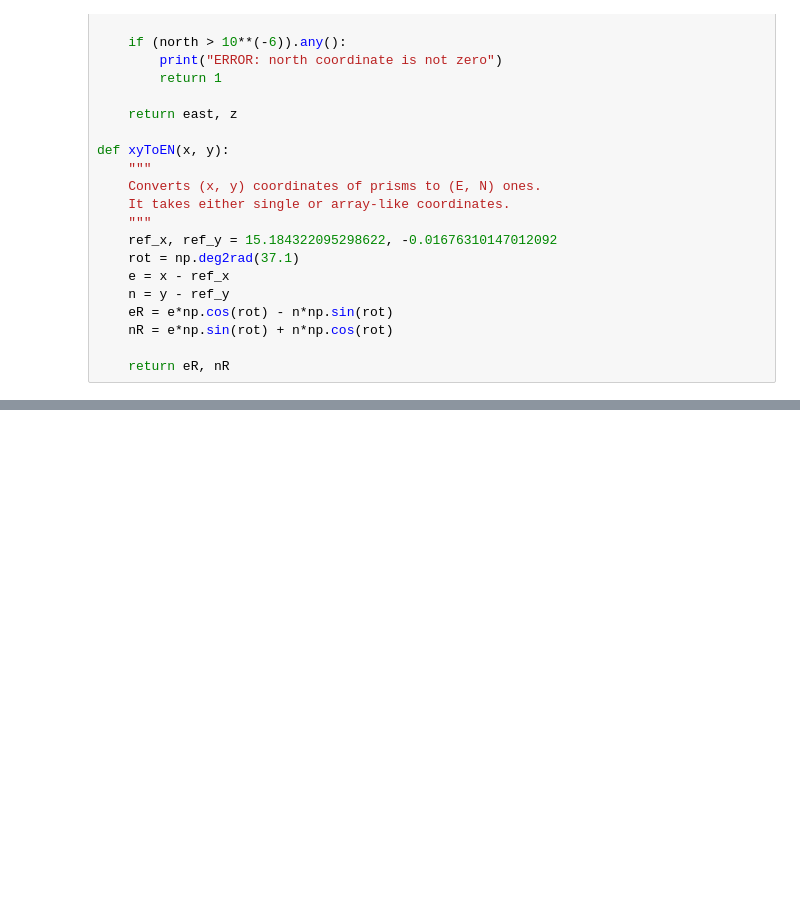
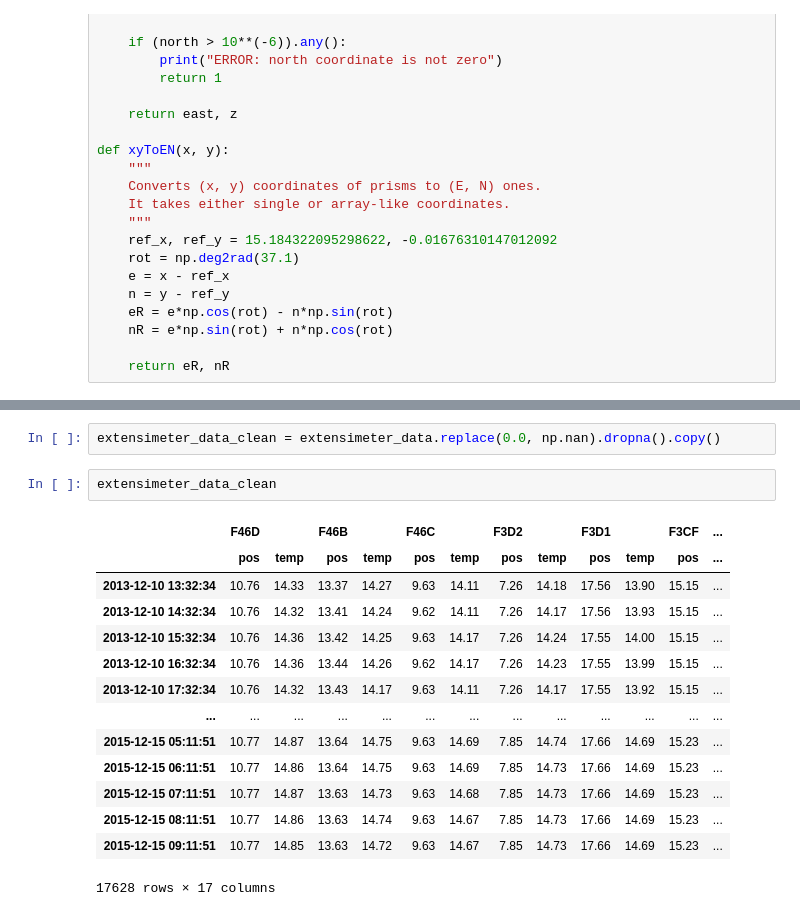
Before and after one commit to carloresta/baptistery-data, a Jupyter notebook: testing.ipynb, the cells around one changed output, grey strips where cells are left out. Drawn from its saved outputs; the diff is of its cells as text; blank space fills up the shorter version.

```diff
--- a/testing.ipynb
+++ b/testing.ipynb
@@ -167 +254,20 @@ def xyToEN(x, y):
+# %%
+extensimeter_data_clean = extensimeter_data.replace(0.0, np.nan).dropna().copy()
+# %%
+extensimeter_data_clean
+# %% [output]
+|  | F46D |  | F46B |  | F46C |  | F3D2 |  | F3D1 |  | F3CF | ... |
+|  | pos | temp | pos | temp | pos | temp | pos | temp | pos | temp | pos | ... |
+| 2013-12-10 13:32:34 | 10.76 | 14.33 | 13.37 | 14.27 | 9.63 | 14.11 | 7.26 | 14.18 | 17.56 | 13.90 | 15.15 | ... |
+| 2013-12-10 14:32:34 | 10.76 | 14.32 | 13.41 | 14.24 | 9.62 | 14.11 | 7.26 | 14.17 | 17.56 | 13.93 | 15.15 | ... |
+| 2013-12-10 15:32:34 | 10.76 | 14.36 | 13.42 | 14.25 | 9.63 | 14.17 | 7.26 | 14.24 | 17.55 | 14.00 | 15.15 | ... |
+| 2013-12-10 16:32:34 | 10.76 | 14.36 | 13.44 | 14.26 | 9.62 | 14.17 | 7.26 | 14.23 | 17.55 | 13.99 | 15.15 | ... |
+| 2013-12-10 17:32:34 | 10.76 | 14.32 | 13.43 | 14.17 | 9.63 | 14.11 | 7.26 | 14.17 | 17.55 | 13.92 | 15.15 | ... |
+| ... | ... | ... | ... | ... | ... | ... | ... | ... | ... | ... | ... | ... |
+| 2015-12-15 05:11:51 | 10.77 | 14.87 | 13.64 | 14.75 | 9.63 | 14.69 | 7.85 | 14.74 | 17.66 | 14.69 | 15.23 | ... |
+| 2015-12-15 06:11:51 | 10.77 | 14.86 | 13.64 | 14.75 | 9.63 | 14.69 | 7.85 | 14.73 | 17.66 | 14.69 | 15.23 | ... |
+| 2015-12-15 07:11:51 | 10.77 | 14.87 | 13.63 | 14.73 | 9.63 | 14.68 | 7.85 | 14.73 | 17.66 | 14.69 | 15.23 | ... |
+| 2015-12-15 08:11:51 | 10.77 | 14.86 | 13.63 | 14.74 | 9.63 | 14.67 | 7.85 | 14.73 | 17.66 | 14.69 | 15.23 | ... |
+| 2015-12-15 09:11:51 | 10.77 | 14.85 | 13.63 | 14.72 | 9.63 | 14.67 | 7.85 | 14.73 | 17.66 | 14.69 | 15.23 | ... |
+17628 rows × 17 columns
 # %%
```
Also changed, not shown: parts of 16 cells of this notebook, 2 other files.
